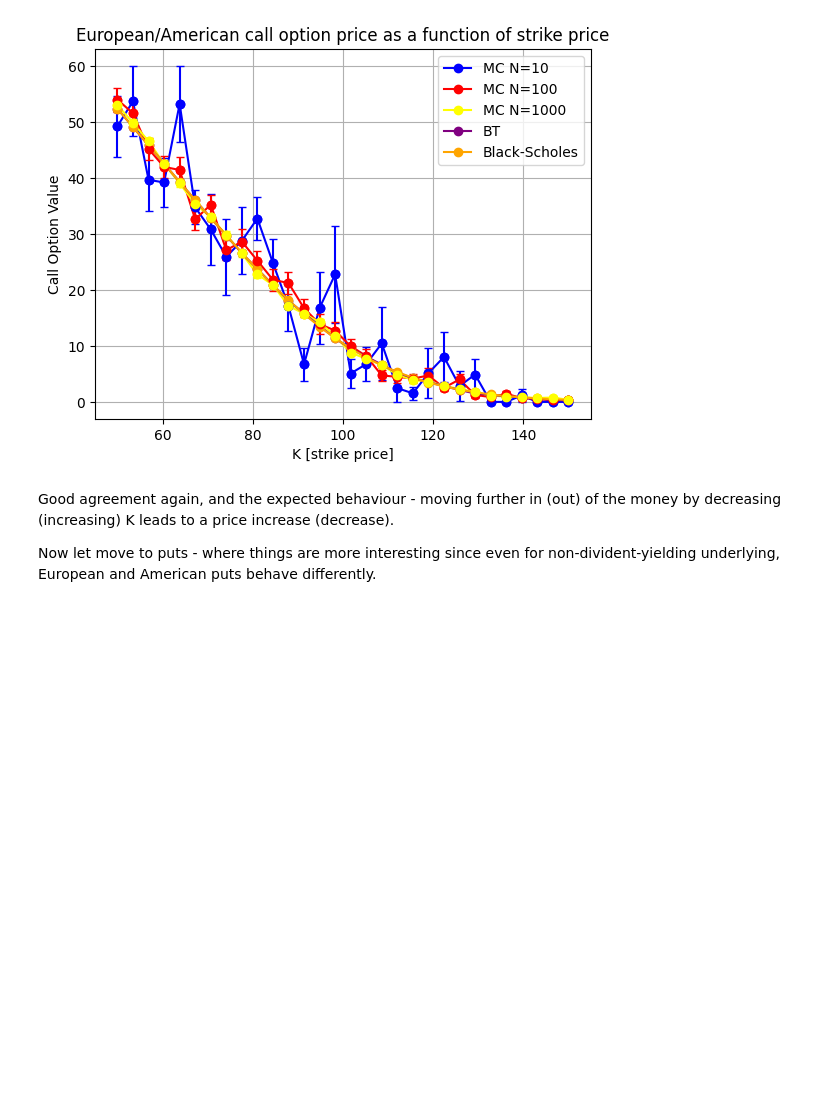
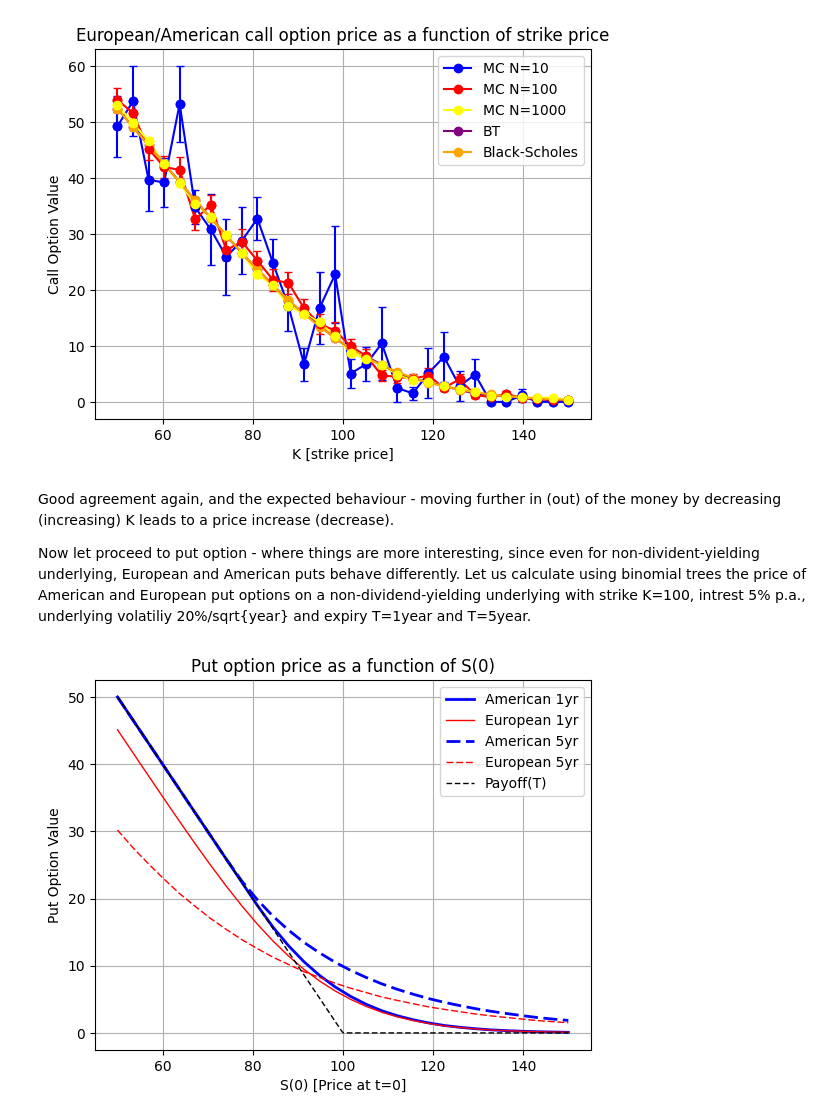
Before and after one commit to rebalkin/Quant-portfolio, a Jupyter notebook: notebooks/option_pricing.ipynb, the cells around one changed output. Saved outputs shown, nothing was run; the diff lists cells and outputs as text; code cells hidden in the pictures; blank space fills up the shorter version.

```diff
--- a/notebooks/option_pricing.ipynb
+++ b/notebooks/option_pricing.ipynb
@@ -101,4 +103,44 @@ plt.grid(True)
 # %% [markdown]
 Good agreement again, and the expected behaviour - moving further in (out) of the money by decreasing (increasing) K leads to a price increase (decrease).
 
-Now let move to puts - where things are more interesting since even for non-divident-yielding underlying, European and American puts behave differently.
+Now let proceed to put option - where things are more interesting, since even for non-divident-yielding underlying, European and American puts behave differently.
+Let us calculate using binomial trees the price of American and European put options on a non-dividend-yielding underlying with strike K=100, intrest 5% p.a., underlying volatiliy 20%/sqrt{year} and expiry T=1year and T=5year.
+# %%
+Srange = np.linspace(50,150,30)
+K = 100
+T1 = 1
+T2 = 5
+r = 0.05
+sigma = 0.2
+
+price_US_1year = []
+price_US_5year = []
+price_EU_1year = []
+price_EU_5year = []
+
+for S0 in Srange:
+
+    price_US_1year.append(bt.eval_option_tree(S0,K,r,sigma,T1,100,'put','american'))
+    price_US_5year.append(bt.eval_option_tree(S0,K,r,sigma,T2,100,'put','american'))
+    price_EU_1year.append(bt.eval_option_tree(S0,K,r,sigma,T1,100,'put','european'))
+    price_EU_5year.append(bt.eval_option_tree(S0,K,r,sigma,T2,100,'put','european'))
+
+
+price_US_1year = np.array(price_US_1year)
+price_US_5year = np.array(price_US_5year)
+price_EU_1year = np.array(price_EU_1year)
+price_EU_5year = np.array(price_EU_5year)
+# %%
+plt.plot(Srange, price_US_1year, marker='',markersize=4,label="American 1yr", linewidth=2,color='blue')
+plt.plot(Srange, price_EU_1year, marker='',markersize=4,label="European 1yr", linewidth=1,color='red')
+plt.plot(Srange, price_US_5year, marker='',markersize=4,label="American 5yr", linewidth=2,dashes=(5,2),color='blue')
+plt.plot(Srange, price_EU_5year, marker='',markersize=4,label="European 5yr", linewidth=1,dashes=(5,2),color='red')
+Srange_fine = np.linspace(50,150,300)
+plt.plot(Srange_fine, np.maximum(K-Srange_fine,0),color='black',label='Payoff(T)',linewidth=1,dashes=(4,2))
+plt.xlabel("S(0) [Price at t=0]")
+plt.ylabel("Put Option Value")
+plt.title("Put option price as a function of S(0)")
+plt.legend()
+plt.grid(True)
+# %% [output]
+[figure, added]
```
Also changed, not shown: parts of 11 cells of this notebook.
